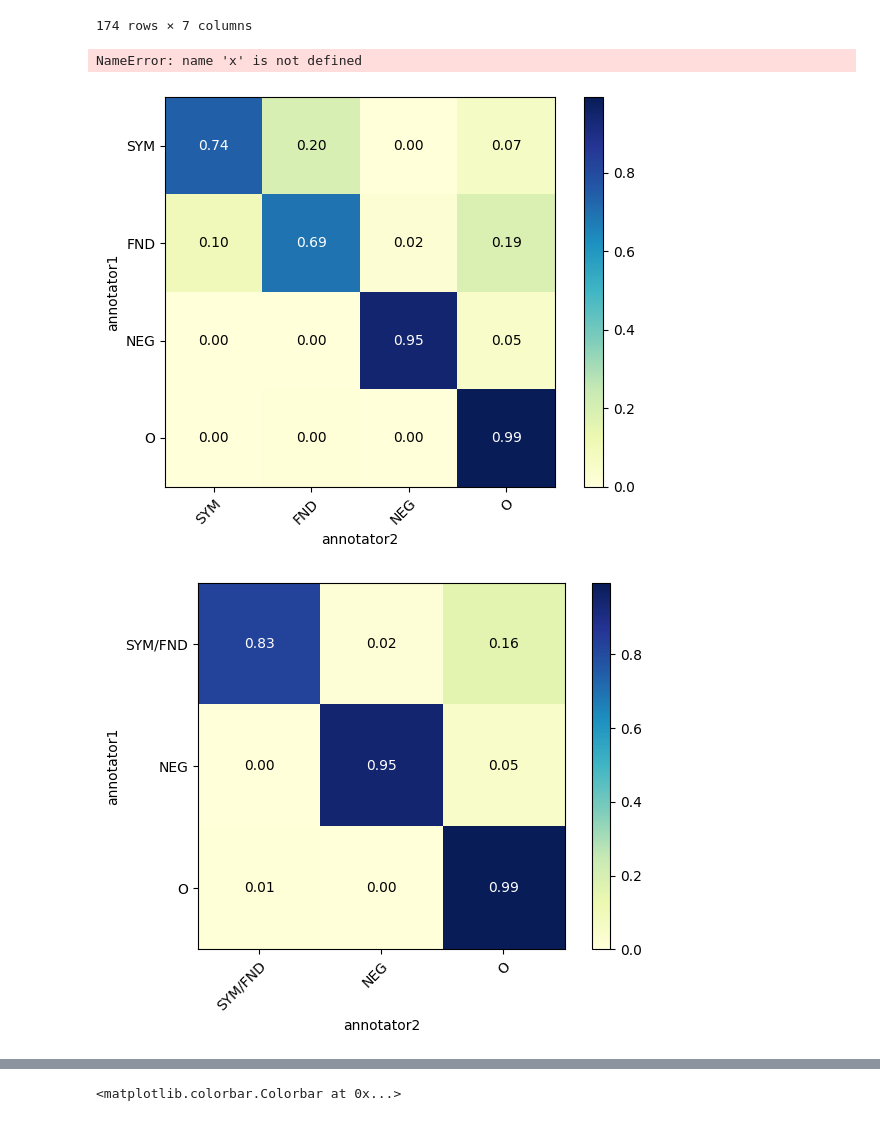
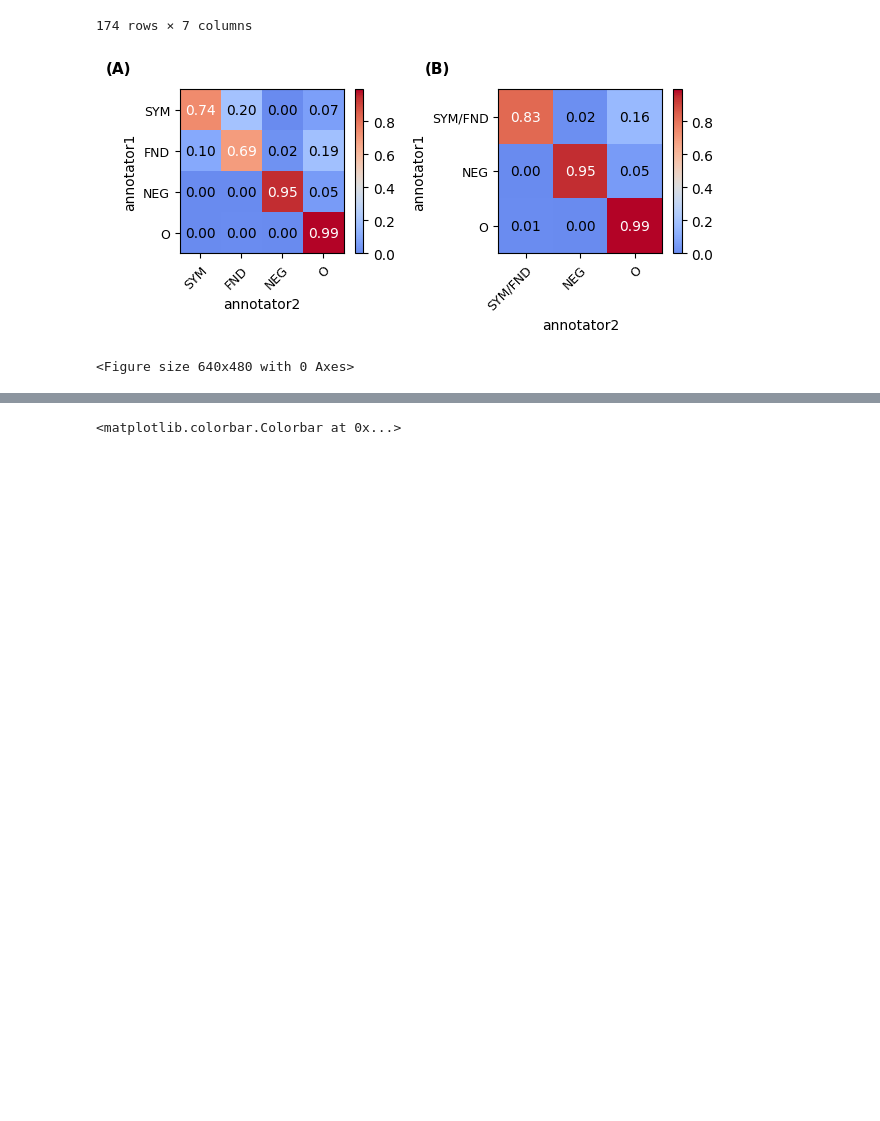
Before and after one commit to callebalik/clinical_NLP_SE, a Jupyter notebook: scripts/confusion_matrix_plot.ipynb, the cells around one changed output, grey strips where cells are left out. Saved outputs shown, nothing was run; the diff lists cells and outputs as text; code cells hidden in the pictures; blank space fills up the shorter version.

Commit message:
graph

```diff
--- a/scripts/confusion_matrix_plot.ipynb
+++ b/scripts/confusion_matrix_plot.ipynb
@@ -145,56 +111,100 @@ See the caveats in the documentation: https://pandas.pydata.org/pandas-docs/stab
 |  | 252 | febril | B-FND | B-FND | FND | FND | SYM/FND | SYM/FND |
 174 rows × 7 columns
 # %%
+
+
 from plot_confusion_matrix import plot_confusion_matrix
+
+
 from matplotlib import pyplot as plt
 from matplotlib import cm
 from matplotlib.colors import ListedColormap, LinearSegmentedColormap
 import matplotlib as mpl
+import matplotlib.gridspec as gridspec
+
+
 top = cm.get_cmap('Oranges_r', 128)
 bottom = cm.get_cmap('Blues', 128)
 
 newcolors = np.vstack((top(np.linspace(0, 1, 128)),
                        bottom(np.linspace(0, 1, 128))))
 newcmp = ListedColormap(newcolors, name='OrangeBlue')
 
 viridisBig = cm.get_cmap('viridis_r', 512)
 viridis_new = ListedColormap(viridisBig(np.linspace(0.15, 1, 256)))
 
 viridis = cm.get_cmap('viridis', 256)
 newcolors = viridis(np.linspace(0, 1, 256))
 pink = np.array([248/256, 24/256, 148/256, 1])
 newcolors[:5, :] = pink
 newcmp = ListedColormap(newcolors)
 
 coolw = cm.get_cmap('coolwarm', 512)
 coolw_new = ListedColormap(coolw(np.linspace(0.15, 1, 256)))
 
 color = coolw_new
 color = plt.cm.YlGnBu
 # color = plt.cm.coo
 
-mpl.style.use("default")
+
+classes1 = ["SYM", "FND","NEG","O"]
+
+classes2 = ["SYM/FND","NEG","O"]
+
+font = {#'family': 'serif',
+        # 'color':  'black',
+        #'weight': 'normal',
+        'size': 10,
+        }
+
+px = 1/plt.rcParams['figure.dpi']  # pixel in inches
+cm = 1/2.54  # centimeters in inches
+# Providing the axs
+# fig, axs = plt.subplots(ncols=2, nrows=1, figsize=(40*cm, 10*cm), constrained_layout=True)
+# # First subplt
+# cm1, ax1, im1 = plot_confusion_matrix(df_sfno.A1, df_sfno.A2, classes1, ax=axs[0], normalize=True)
+# axs[0].figure.colorbar(im1, ax=axs[0], fraction=0.05)
+# # Second subplt
+# cm2, ax2, im2 = plot_confusion_matrix(df_sfno.A1_sf, df_sfno.A2_sf, classes2, ax=axs[1], normalize=True)
+# axs[1].figure.colorbar(im2, ax=axs[1], fraction=0.15)
 
 
-classes1 = ["SYM", "FND","NEG","O"]
-classes2 = ["SYM/FND","NEG","O"]
+
+fig2 = plt.figure(tight_layout=True)
+spec2 = gridspec.GridSpec(2,2)
+
+f2_ax1 = fig2.add_subplot(spec2[0])
+f2_ax2 = fig2.add_subplot(spec2[1])
+
+axs = [f2_ax1,f2_ax2]
+
+cm1, ax1, im1 = plot_confusion_matrix(df_sfno.A1, df_sfno.A2, classes1, ax=axs[0], normalize=True, cmap=coolw_new)
+axs[0].figure.colorbar(im1, ax=axs[0], fraction=0.05)
+# Second subplt
+cm2, ax2, im2 = plot_confusion_matrix(df_sfno.A1_sf, df_sfno.A2_sf, classes2, ax=axs[1], normalize=True, cmap=coolw_new)
+axs[1].figure.colorbar(im2, ax=axs[1], fraction=0.05)
 
 
-cm1, ax1, fig1 = plot_confusion_matrix(df_sfno.A1, df_sfno.A2, classes=classes1, normalize=True, xlabel="annotator2", ylabel="annotator1", cmap=color, title=None)
-cm2, ax2, fig2 = plot_confusion_matrix(df_sfno.A1_sf, df_sfno.A2_sf, classes=classes2, normalize=True, xlabel="annotator2", ylabel="annotator1", cmap=color, title=None)
 
-fig1, ax1 = plt.subplots()
-# fig, axes = plt.subplots(ncols=2, figsize=(8, 4))
+[ax.set(title=None) for ax in axs]
+[ax.set_xlabel(xlabel='annotator2', fontdict=font) for ax in axs]
+[ax.set_ylabel(ylabel='annotator1', fontdict=font) for ax in axs]
 
-ax.plot(x, y)
-ax.set_title('A single plot')
+axs = fig2.get_axes()
+texts = ['(A)', '(B)']
+for a,l in zip(axs, texts):
 
-# fig.colorbar(im1, ax=ax1)
-# fig.colorbar(im2, ax=ax2)
+    # X = a.get_position().x0
+    # Y = a.get_position().y1
+    # fig2.text(X - .1, Y + .018, l, size=10, weight='bold')
+    a.annotate(l, xy=(-0.45, 1.1), xycoords="axes fraction", fontsize=11, weight = 'bold')
+# plt.subplots_adjust(left=-0.45)
 
+# plt.tight_layout() #This to avoid overlap of labels and titles across plots
 
-plt.savefig(f"{DATA}/processed/IAA_SYM_FND", bbox_inches='tight')
+plt.show()
+
+plt.savefig(f"{DATA}/processed/IAA_SYM_FND", )
 # %% [output]
+[figure, new version]
-NameError: name 'x' is not defined
+<Figure size 640x480 with 0 Axes>
-[figure, old version]
-[figure, removed]
```
Also changed, not shown: parts of 6 cells of this notebook, 14 other files.
